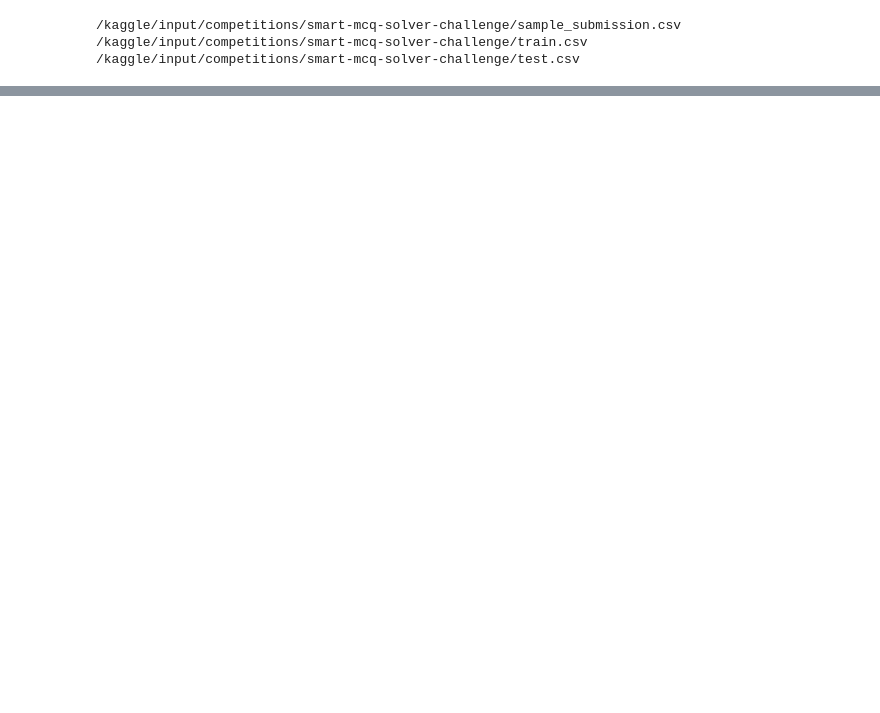
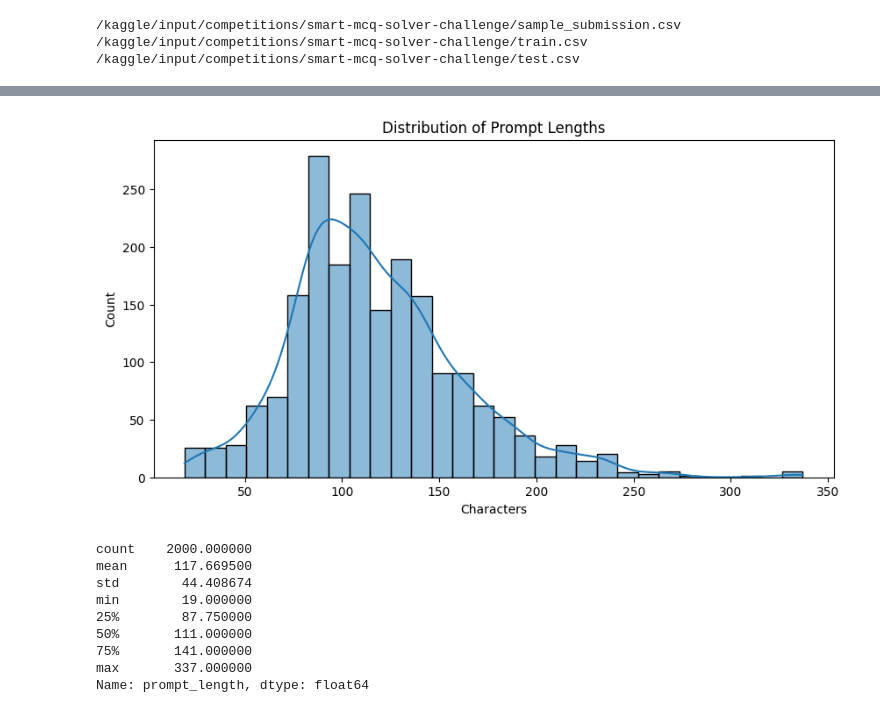
Before and after one commit to 24f3004946/DL-GenAI-t22026, a Jupyter notebook: notebooks/DL-24f3004946-notebook-t22026.ipynb, the cells around one changed output, grey strips where cells are left out. Cells and saved outputs as stored; diff of their text form; code cells hidden in the pictures; blank space fills up the shorter version.

```diff
--- a/notebooks/DL-24f3004946-notebook-t22026.ipynb
+++ b/notebooks/DL-24f3004946-notebook-t22026.ipynb
@@ -42,0 +266,27 @@ Saved 500 rows
+# %%
+train_cc["prompt_length"] = train_cc["prompt"].str.len()
+plt.figure(figsize=(10,5))
+
+sns.histplot(
+    train_cc["prompt_length"],
+    bins=30,
+    kde=True
+)
+
+plt.title("Distribution of Prompt Lengths")
+
+plt.xlabel("Characters")
+
+plt.show()
+print(train_cc["prompt_length"].describe())
+# %% [output]
+[figure, added]
+count    2000.000000
+mean      117.669500
+std        44.408674
+min        19.000000
+25%        87.750000
+50%       111.000000
+75%       141.000000
+max       337.000000
+Name: prompt_length, dtype: float64
```
Also changed, not shown: parts of 28 cells of this notebook.
